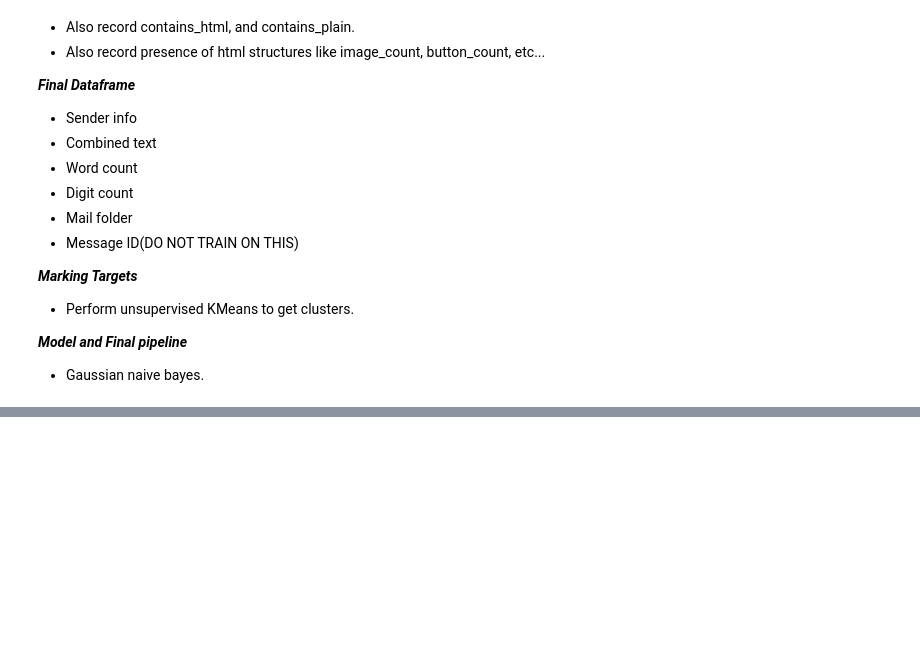
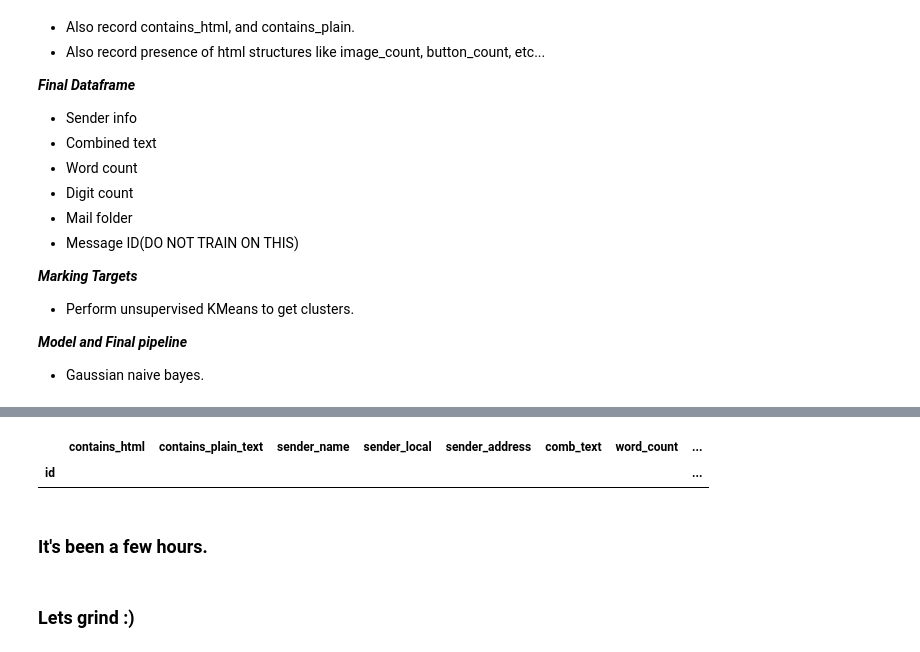
Before and after one commit to Rihaan1344/mail-classifier, a Jupyter notebook: ez-classifier.ipynb, the cells around one changed output, grey strips where cells are left out. Cells and saved outputs as stored; diff of their text form; code cells hidden in the pictures; blank space fills up the shorter version.

```diff
--- a/ez-classifier.ipynb
+++ b/ez-classifier.ipynb
@@ -15,7 +15,10 @@ len(messages)
 # %%
 mtypes = set()
 for message in messages:
-    mtypes.add(message.headers["Content-Type"].split(";")[0]) # get mtypes.
+    try:
+        mtypes.add(message.headers["Content-Type"].split(";")[0]) # get mtypes.
+    except KeyError:
+        pass # just not going to handle this.
 # this library returns content type as a string, such that:
 # "content-type: multipart/...; boundary: xxx". so when we split at semicolon, and take first element of the list,
 # we get content type yessir ^^
@@ -23,7 +26,10 @@ for message in messages:
 mtype_classified = {m: [] for m in mtypes} # dict for classifying
 # %%
 for message in messages:
-    mtype_classified[message.headers["Content-Type"].split(";")[0]].append(message)
+    try:
+        mtype_classified[message.headers["Content-Type"].split(";")[0]].append(message)
+    except KeyError:
+        pass
 # %%
 mtype_classified["multipart/related"] # example
 # %% [output]
@@ -109,11 +125,11 @@ def parse_mail(msg):
     sender_local, sender_domain = sender_addr.rsplit("@", 1)
     subject = cleaner(msg.subject)
 
-    contains_html, contains_plain = bool(msg.html), bool(msg.plain)
+    contains_html, contains_plain = int(bool(msg.html)), int(bool(msg.plain))
 
     soup = BeautifulSoup(msg.html, "html.parser") if contains_html else "" # for html
 
-    body = re.sub(r"https?://S+", "",cleaner(msg.plain)) if not contains_html else cleaner(soup.get_text(strip = True, separator = " "))# to remove links
+    body = re.sub(r"https?://\S+", "",cleaner(msg.plain)) if not contains_html else cleaner(soup.get_text(strip = True, separator = " "))# to remove links
     combined_text = f"{subject} {body}"
 
     word_count = len(body.split())
@@ -138,7 +154,7 @@ def parse_mail(msg):
               "sender_name": sender_name,
               "sender_local": sender_local,
               "sender_address": sender_addr,
-              "comb_text": combined_text,
+              "comb_text": combined_text if len(combined_text.strip()) > 0 else None, # because empty records are noise creators
               "word_count": word_count,
               "digit_count": digit_count,
               "link_count": link_count,
@@ -158,6 +170,6 @@ records = [parse_mail(message) for message in messages][:]
 # %%
 import pandas as pd
 
-df = pd.DataFrame(records).set_index("id")
+df = pd.DataFrame(records).set_index("id").dropna()
 # %%
 df.head()
@@ -163,0 +184,9 @@ df.head()
+# %%
+df[df["comb_text"].str.len() == 0]
+# %% [output]
+|  | contains_html | contains_plain_text | sender_name | sender_local | sender_address | comb_text | word_count | ... |
+| id |  |  |  |  |  |  |  | ... |
+# %% [markdown]
+### **It's been a few hours.**
+# %% [markdown]
+### Lets grind :)
```
Also changed, not shown: parts of 26 cells of this notebook.
